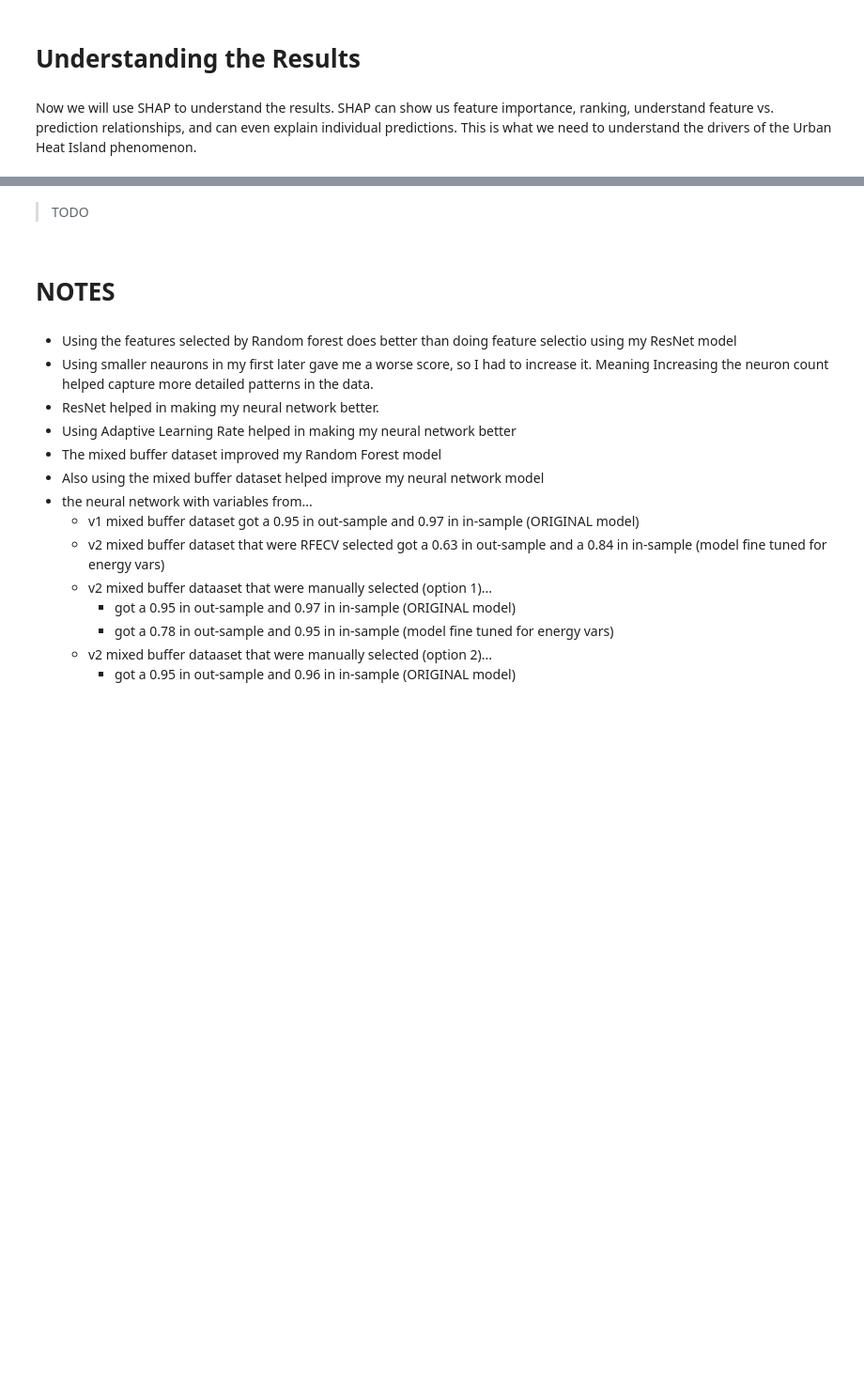
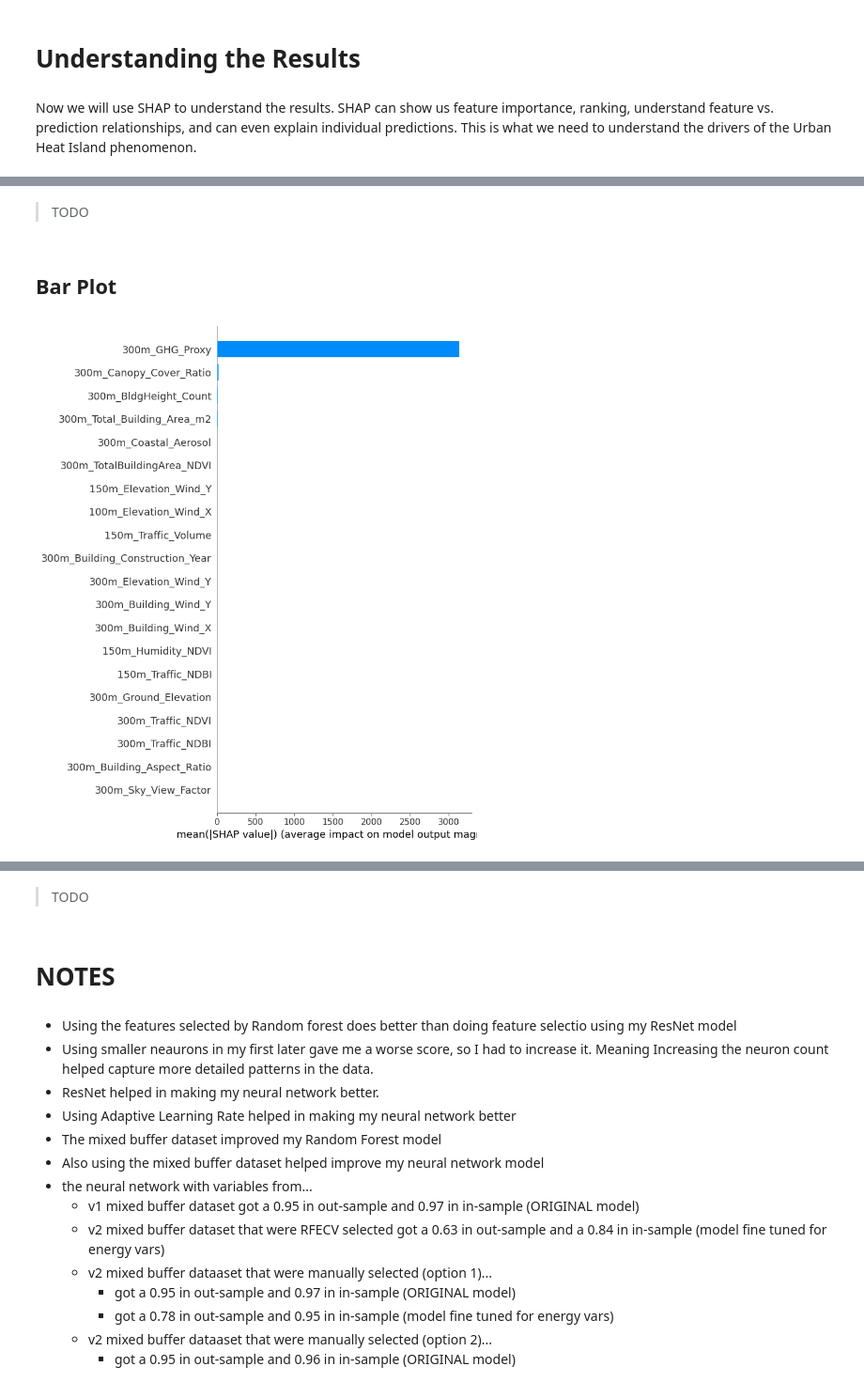
Before and after one commit to FranciscoLozCoding/cooling_with_code, a Jupyter notebook: 11_mixed_buffers_RestNet.ipynb, the cells around one changed output, grey strips where cells are left out. Shown at 94% size. Saved outputs shown, nothing was run; the diff lists cells and outputs as text; code cells hidden in the pictures; blank space fills up the shorter version.

```diff
--- a/11_mixed_buffers_RestNet.ipynb
+++ b/11_mixed_buffers_RestNet.ipynb
@@ -670,0 +500,8 @@ Now we will use SHAP to understand the results. SHAP can show us feature importa
+# %% [markdown]
+>TODO
+# %% [markdown]
+## Bar Plot
+# %%
+explainer.bar_plot()
+# %% [output]
+[figure, added]
```
Also changed, not shown: parts of 77 cells of this notebook.
